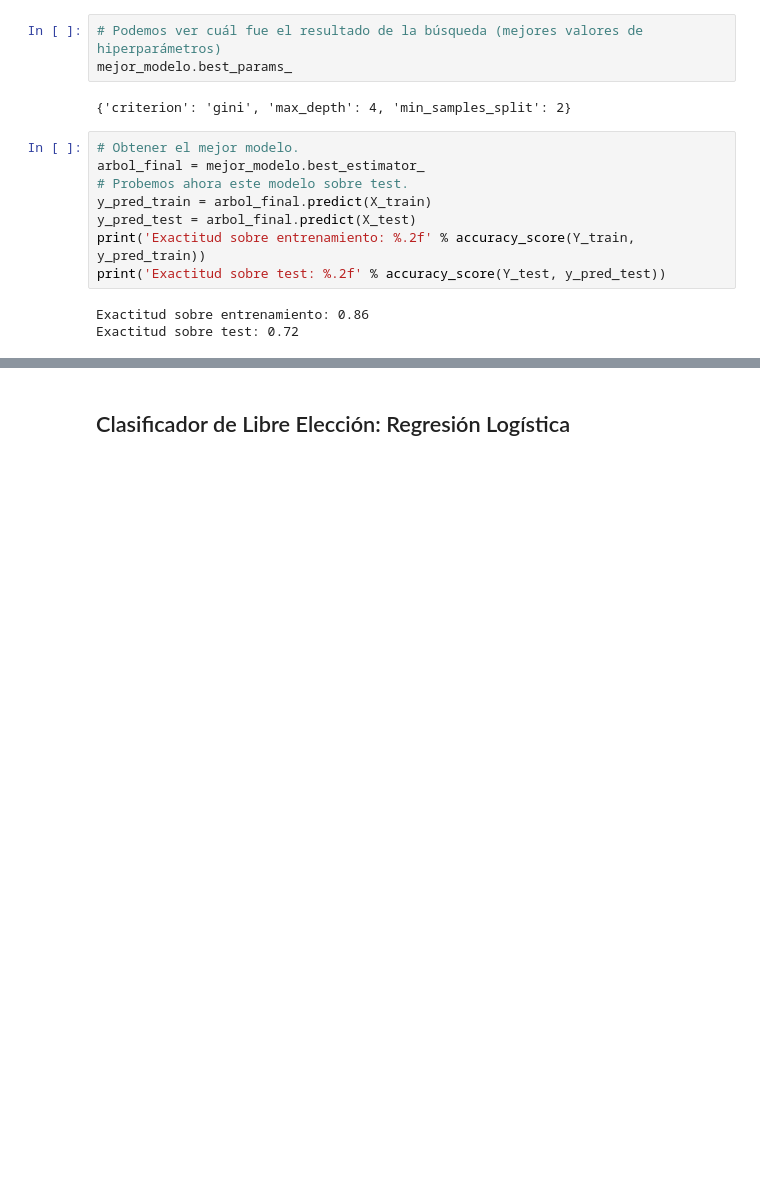
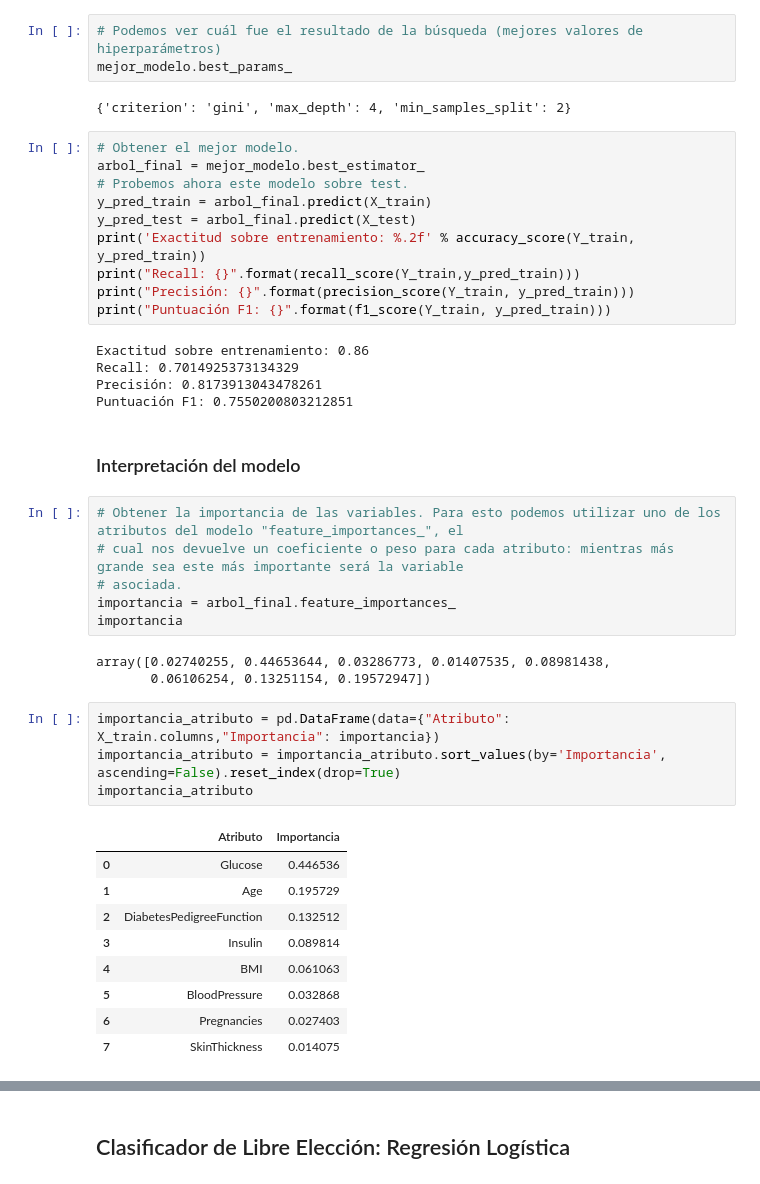
Before and after one commit to juandiegocardona/LaboratoriosBI, a Jupyter notebook: Laboratorio1/Laboratorio1.ipynb, the cells around one changed output, grey strips where cells are left out. Cells and saved outputs as stored; diff of their text form; blank space fills up the shorter version.

```diff
--- a/Laboratorio1/Laboratorio1.ipynb
+++ b/Laboratorio1/Laboratorio1.ipynb
@@ -404,7 +404,36 @@ arbol_final = mejor_modelo.best_estimator_
 y_pred_train = arbol_final.predict(X_train)
 y_pred_test = arbol_final.predict(X_test)
 print('Exactitud sobre entrenamiento: %.2f' % accuracy_score(Y_train, y_pred_train))
-print('Exactitud sobre test: %.2f' % accuracy_score(Y_test, y_pred_test))
+print("Recall: {}".format(recall_score(Y_train,y_pred_train)))
+print("Precisión: {}".format(precision_score(Y_train, y_pred_train)))
+print("Puntuación F1: {}".format(f1_score(Y_train, y_pred_train)))
 # %% [output]
 Exactitud sobre entrenamiento: 0.86
-Exactitud sobre test: 0.72
+Recall: 0.7014925373134329
+Precisión: 0.8173913043478261
+Puntuación F1: 0.7550200803212851
+# %% [markdown]
+### Interpretación del modelo
+# %%
+# Obtener la importancia de las variables. Para esto podemos utilizar uno de los atributos del modelo "feature_importances_", el
+# cual nos devuelve un coeficiente o peso para cada atributo: mientras más grande sea este más importante será la variable
+# asociada.
+importancia = arbol_final.feature_importances_
+importancia
+# %% [output]
+array([0.02740255, 0.44653644, 0.03286773, 0.01407535, 0.08981438,
+       0.06106254, 0.13251154, 0.19572947])
+# %%
+importancia_atributo = pd.DataFrame(data={"Atributo": X_train.columns,"Importancia": importancia})
+importancia_atributo = importancia_atributo.sort_values(by='Importancia', ascending=False).reset_index(drop=True)
+importancia_atributo
+# %% [output]
+|  | Atributo | Importancia |
+| 0 | Glucose | 0.446536 |
+| 1 | Age | 0.195729 |
+| 2 | DiabetesPedigreeFunction | 0.132512 |
+| 3 | Insulin | 0.089814 |
+| 4 | BMI | 0.061063 |
+| 5 | BloodPressure | 0.032868 |
+| 6 | Pregnancies | 0.027403 |
+| 7 | SkinThickness | 0.014075 |
```
Also changed, not shown: parts of 1 cell of this notebook.
